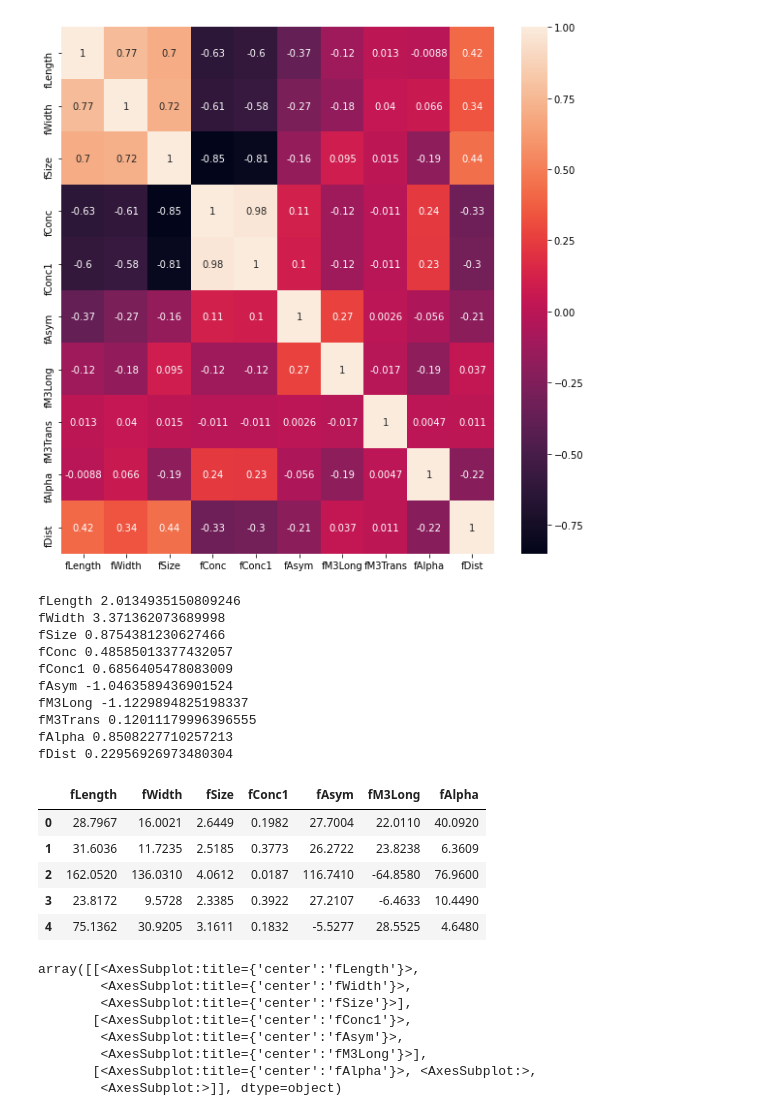
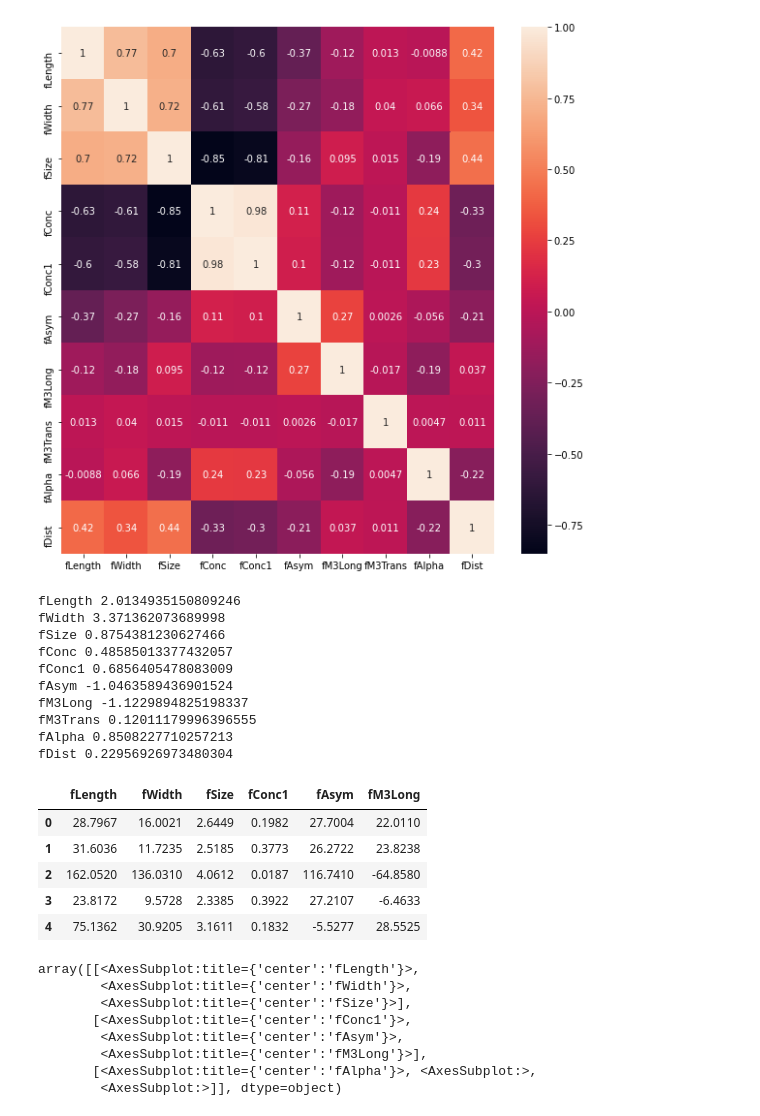
Before and after one commit to byahn2/MagicDatamining, a Jupyter notebook: viz.ipynb, the cells around one changed output. Cells and saved outputs as stored; diff of their text form; code cells hidden in the pictures.

```diff
--- a/viz.ipynb
+++ b/viz.ipynb
@@ -61,30 +61,30 @@ plt.show()
 # %%
 nonskewedcols = []
 for col in xdf.columns:
     thisskew = skew(xdf[col])
     print(col, thisskew)
     if np.abs(thisskew) < 0.5:
         nonskewedcols.append(col)
-nonskewedcols
+nonskewedcols.append("fAlpha")
 skew_xdf = xdf.drop(nonskewedcols, axis=1)
 skew_xdf.head()
 # %% [output]
 fLength 2.0134935150809246
 fWidth 3.371362073689998
 fSize 0.8754381230627466
 fConc 0.48585013377432057
 fConc1 0.6856405478083009
 fAsym -1.0463589436901524
 fM3Long -1.1229894825198337
 fM3Trans 0.12011179996396555
 fAlpha 0.8508227710257213
 fDist 0.22956926973480304
-|  | fLength | fWidth | fSize | fConc1 | fAsym | fM3Long | fAlpha |
-| 0 | 28.7967 | 16.0021 | 2.6449 | 0.1982 | 27.7004 | 22.0110 | 40.0920 |
-| 1 | 31.6036 | 11.7235 | 2.5185 | 0.3773 | 26.2722 | 23.8238 | 6.3609 |
-| 2 | 162.0520 | 136.0310 | 4.0612 | 0.0187 | 116.7410 | -64.8580 | 76.9600 |
-| 3 | 23.8172 | 9.5728 | 2.3385 | 0.3922 | 27.2107 | -6.4633 | 10.4490 |
-| 4 | 75.1362 | 30.9205 | 3.1611 | 0.1832 | -5.5277 | 28.5525 | 4.6480 |
+|  | fLength | fWidth | fSize | fConc1 | fAsym | fM3Long |
+| 0 | 28.7967 | 16.0021 | 2.6449 | 0.1982 | 27.7004 | 22.0110 |
+| 1 | 31.6036 | 11.7235 | 2.5185 | 0.3773 | 26.2722 | 23.8238 |
+| 2 | 162.0520 | 136.0310 | 4.0612 | 0.0187 | 116.7410 | -64.8580 |
+| 3 | 23.8172 | 9.5728 | 2.3385 | 0.3922 | 27.2107 | -6.4633 |
+| 4 | 75.1362 | 30.9205 | 3.1611 | 0.1832 | -5.5277 | 28.5525 |
 # %%
 pt = PowerTransformer(method="yeo-johnson", standardize=True)
 unskew_xdf = pd.DataFrame(
```
Also changed, not shown: 2 other files.
